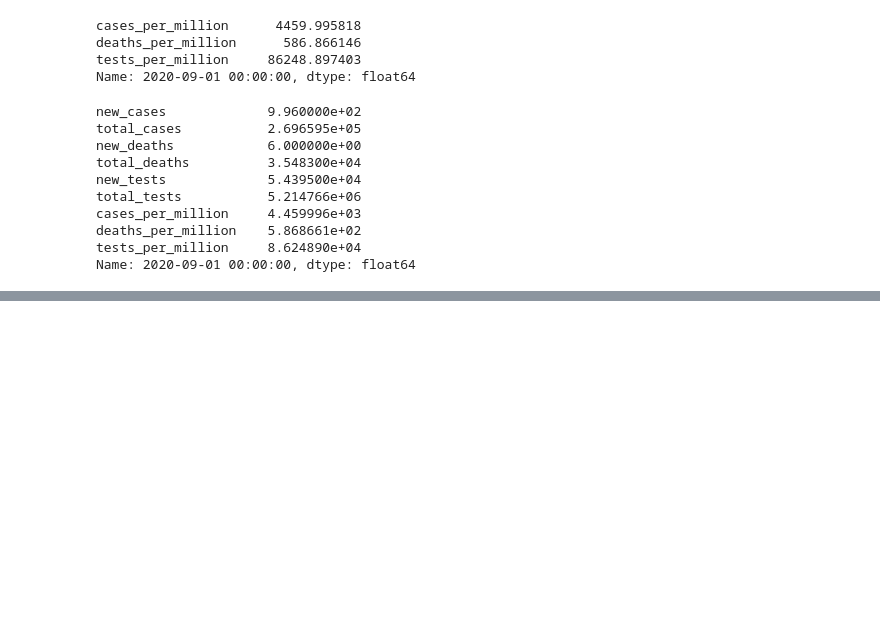
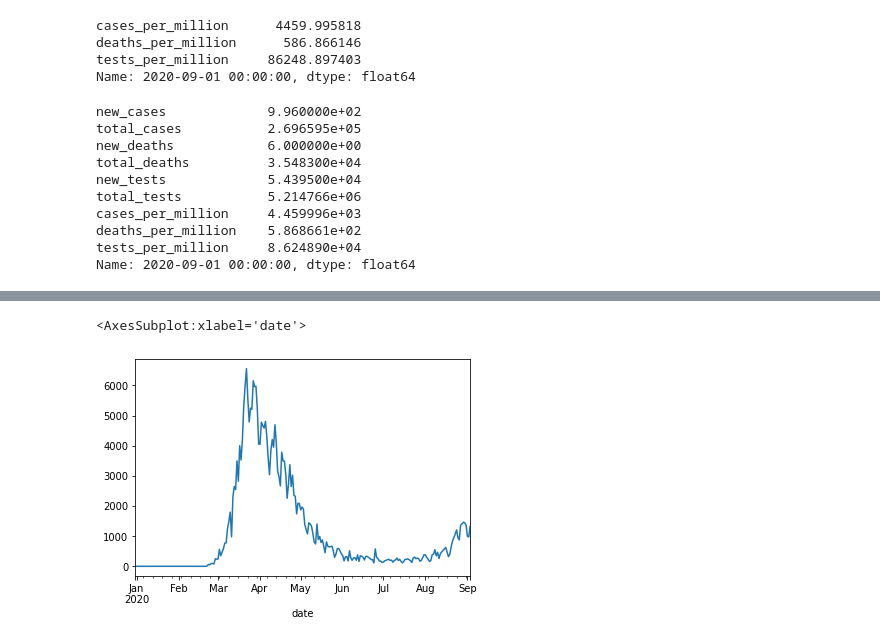
Before and after one commit to dajebbar/Jovian_Data_Analysis_with_python, a Jupyter notebook: Lesson_4_Analyzing_Tabular_Data_with_Pandas/analyzing tabular with pandas.ipynb, the cells around one changed output, grey strips where cells are left out. Drawn from its saved outputs; the diff is of its cells as text; code cells hidden in the pictures; blank space fills up the shorter version.

Commit message:
Basic plotting with pandas

```diff
--- a/Lesson_4_Analyzing_Tabular_Data_with_Pandas/analyzing tabular with pandas.ipynb
+++ b/Lesson_4_Analyzing_Tabular_Data_with_Pandas/analyzing tabular with pandas.ipynb
@@ -678,0 +685,5 @@ Name: 2020-09-01 00:00:00, dtype: float64
+# %%
+result_df.new_cases.plot()
+# %% [output]
+<AxesSubplot:xlabel='date'>
+[figure, added]
```
Also changed, not shown: parts of 13 cells of this notebook.
